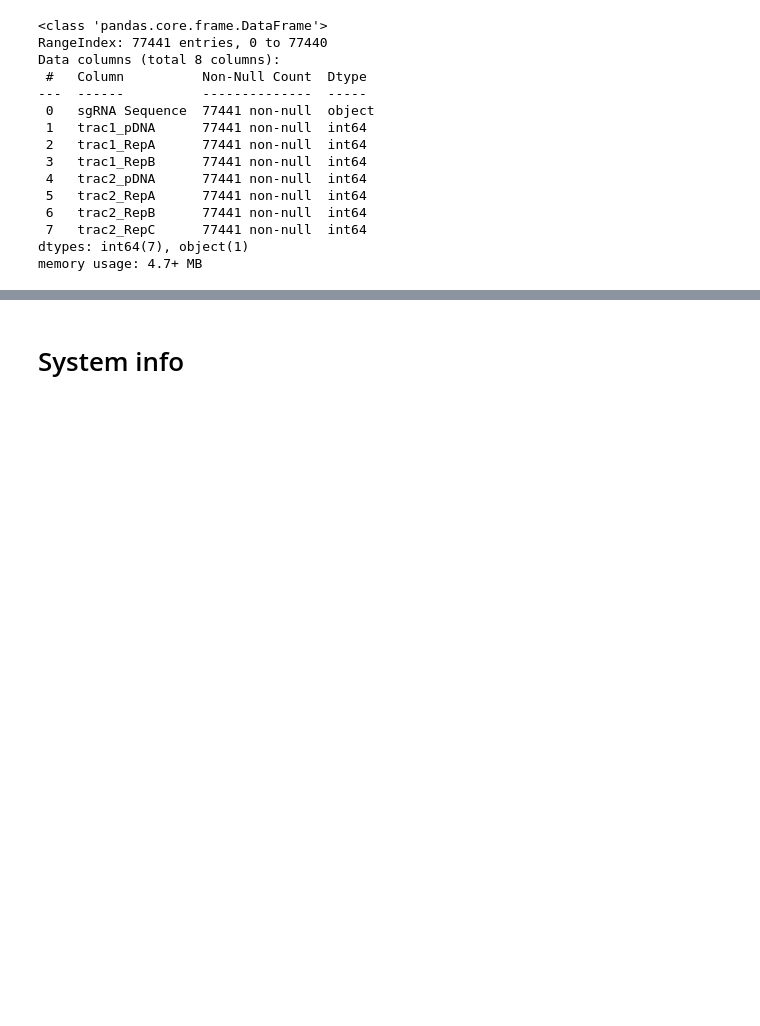
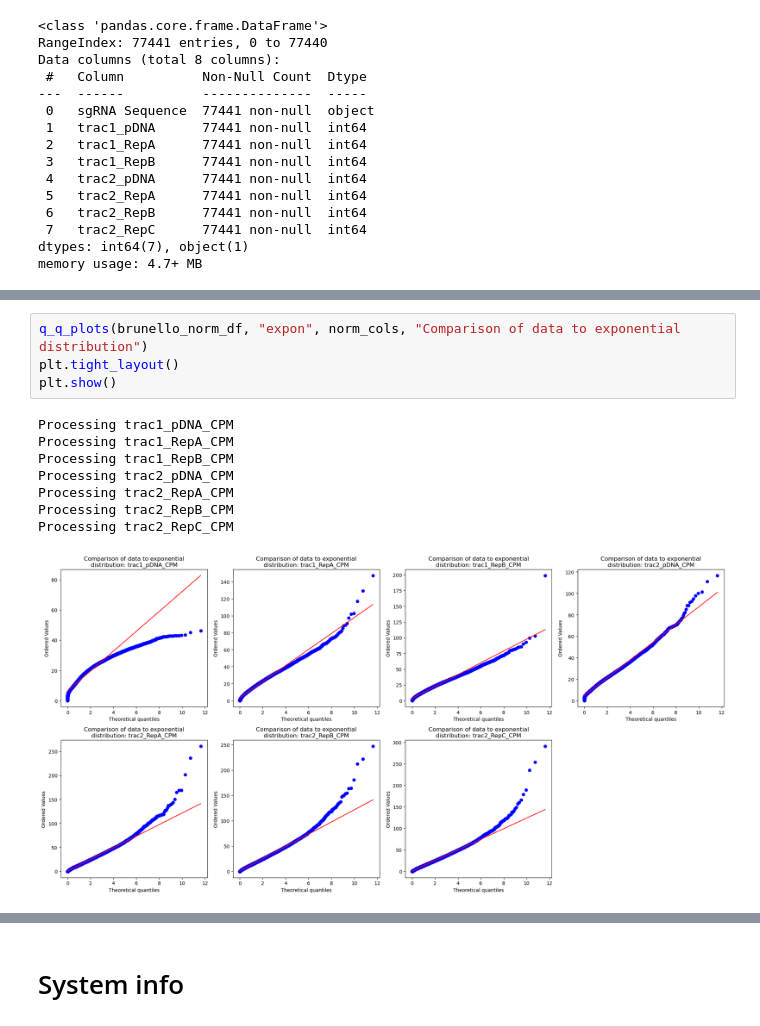
Before and after one commit to deannachurch/SBCapstone_CRISPRScreens, a Jupyter notebook: notebooks/Brunello_count_library.ipynb, the cells around one changed output, grey strips where cells are left out. Cells and saved outputs as stored; diff of their text form; blank space fills up the shorter version.

```diff
--- a/notebooks/Brunello_count_library.ipynb
+++ b/notebooks/Brunello_count_library.ipynb
@@ -714,0 +794,13 @@ plt.show()
+# %%
+q_q_plots(brunello_norm_df, "expon", norm_cols, "Comparison of data to exponential distribution")
+plt.tight_layout()
+plt.show()
+# %% [output]
+Processing trac1_pDNA_CPM
+Processing trac1_RepA_CPM
+Processing trac1_RepB_CPM
+Processing trac2_pDNA_CPM
+Processing trac2_RepA_CPM
+Processing trac2_RepB_CPM
+Processing trac2_RepC_CPM
+[figure, added]
```
Also changed, not shown: parts of 19 cells of this notebook.
